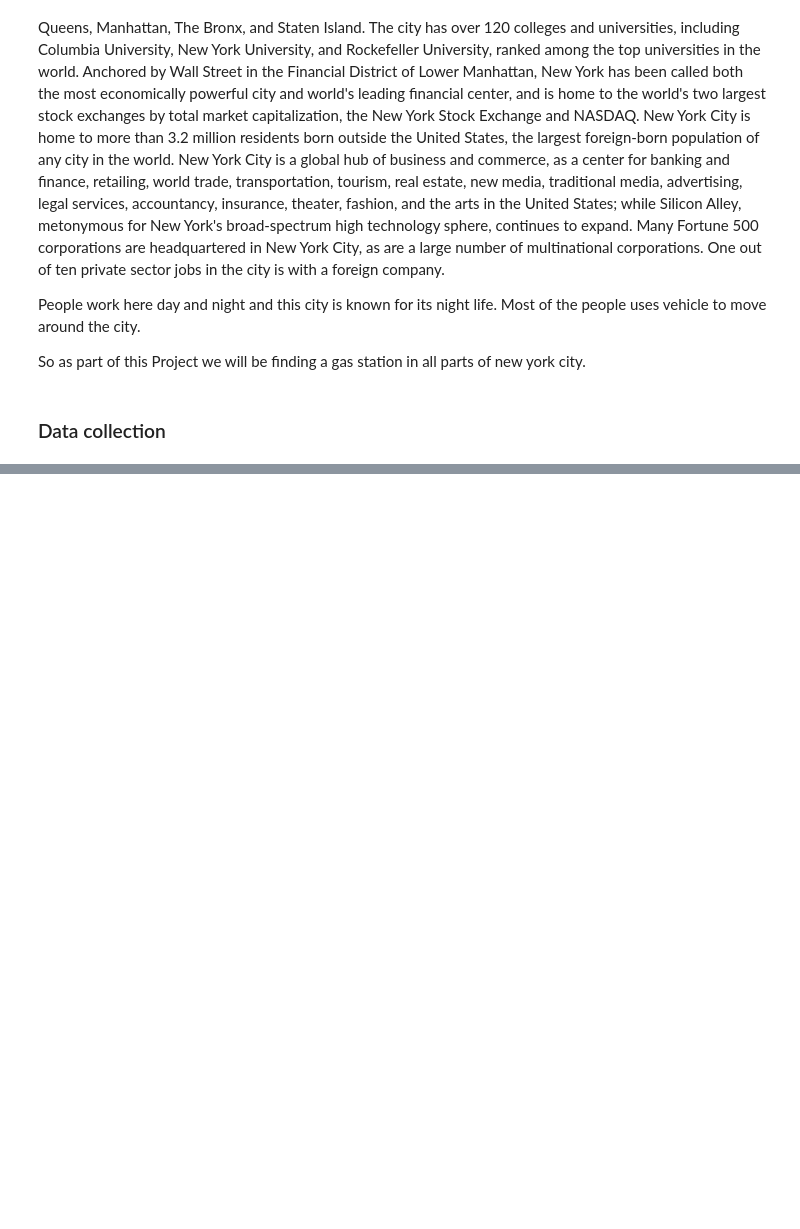
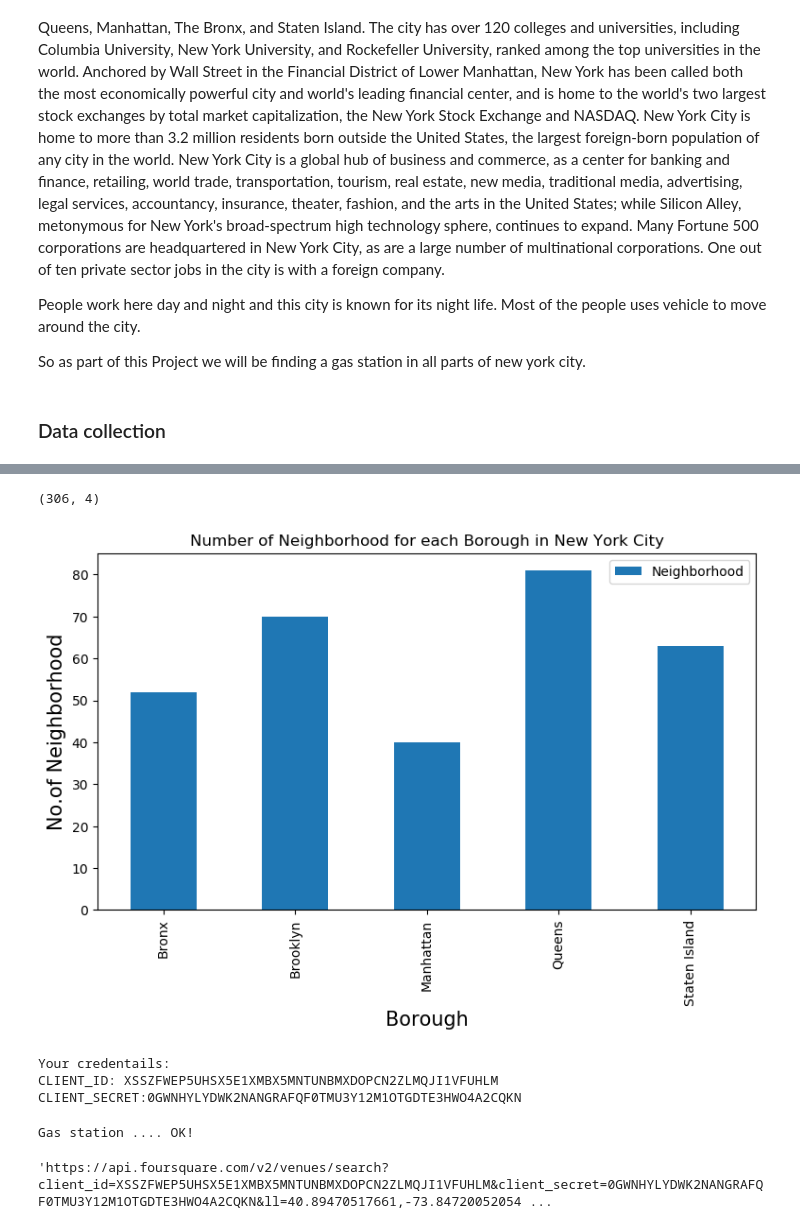
Before and after one commit to saraswati786/github-example, a Jupyter notebook: Capstone Project - week 4-5.ipynb, the cells around one changed output, grey strips where cells are left out. Saved outputs shown, nothing was run; the diff lists cells and outputs as text; code cells hidden in the pictures; blank space fills up the shorter version.

```diff
--- a/Capstone Project - week 4-5.ipynb
+++ b/Capstone Project - week 4-5.ipynb
@@ -31,0 +149,23 @@ ValueError: No tables found
+# %%
+#To get the newyork city data:
+
+def get_new_york_data():
+    url = 'https://cocl.us/new_york_dataset'
+    resp = requests.get(url).json()
+    features = resp['features']
+
+    #To define dataframe columns:
+    column_names = ['Borough','Neighborhood','Latitude','Longitude']
+    new_york_data = pd.DataFrame(columns=column_names)
+    for data in features:
+        borough = data['properties']['borough']
+        neighborhood_name = data['properties']['name']
+
+        neighborhood_latlon = data['geometry']['coordinates']
+        neighborhood_lat = neighborhood_latlon[1]
+        neighborhood_lon = neighborhood_latlon[0]
+        new_york_data = new_york_data.append({'Borough':borough, 'Neighborhood': neighborhood_name, 'Latitude': neighborhood_lat, 'Longitude':neighborhood_lon}, ignore_index=True)
+
+    return new_york_data
+# %%
+new_york_data = get_new_york_data()
@@ -31,0 +181,43 @@ ValueError: No tables found
+# %%
+new_york_data.shape
+# %% [output]
+(306, 4)
+# %%
+plt.figure(figsize=(9,5), dpi = 100)
+# title
+plt.title('Number of Neighborhood for each Borough in New York City')
+#On x-axis
+plt.xlabel('Borough', fontsize = 15)
+#On y-axis
+plt.ylabel('No.of Neighborhood', fontsize=15)
+#giving a bar plot
+new_york_data.groupby('Borough')['Neighborhood'].count().plot(kind='bar')
+#legend
+plt.legend()
+#displays the plot
+plt.show()
+# %% [output]
+[figure, added]
+# %%
+CLIENT_ID = 'XSSZFWEP5UHSX5E1XMBX5MNTUNBMXDOPCN2ZLMQJI1VFUHLM' # your Foursquare ID
+CLIENT_SECRET = '0GWNHYLYDWK2NANGRAFQF0TMU3Y12M1OTGDTE3HWO4A2CQKN' # your Foursquare Secret
+VERSION = '20180604'
+LIMIT = 30
+print('Your credentails:')
+print('CLIENT_ID: ' + CLIENT_ID)
+print('CLIENT_SECRET:' + CLIENT_SECRET)
+# %% [output]
+Your credentails:
+CLIENT_ID: XSSZFWEP5UHSX5E1XMBX5MNTUNBMXDOPCN2ZLMQJI1VFUHLM
+CLIENT_SECRET:0GWNHYLYDWK2NANGRAFQF0TMU3Y12M1OTGDTE3HWO4A2CQKN
+# %%
+search_query = 'Gas station'
+radius = 5000
+print(search_query + ' .... OK!')
+# %% [output]
+Gas station .... OK!
+# %%
+url = 'https://api.foursquare.com/v2/venues/search?client_id={}&client_secret={}&ll={},{}&v={}&query={}&radius={}&limit={}'.format(CLIENT_ID, CLIENT_SECRET, Latitude, Longitude, VERSION, search_query, radius, LIMIT)
+url
+# %% [output]
+'https://api.foursquare.com/v2/venues/search?client_id=XSSZFWEP5UHSX5E1XMBX5MNTUNBMXDOPCN2ZLMQJI1VFUHLM&client_secret=0GWNHYLYDWK2NANGRAFQF0TMU3Y12M1OTGDTE3HWO4A2CQKN&ll=40.89470517661,-73.84720052054 ...
```
Also changed, not shown: parts of 32 cells of this notebook.
